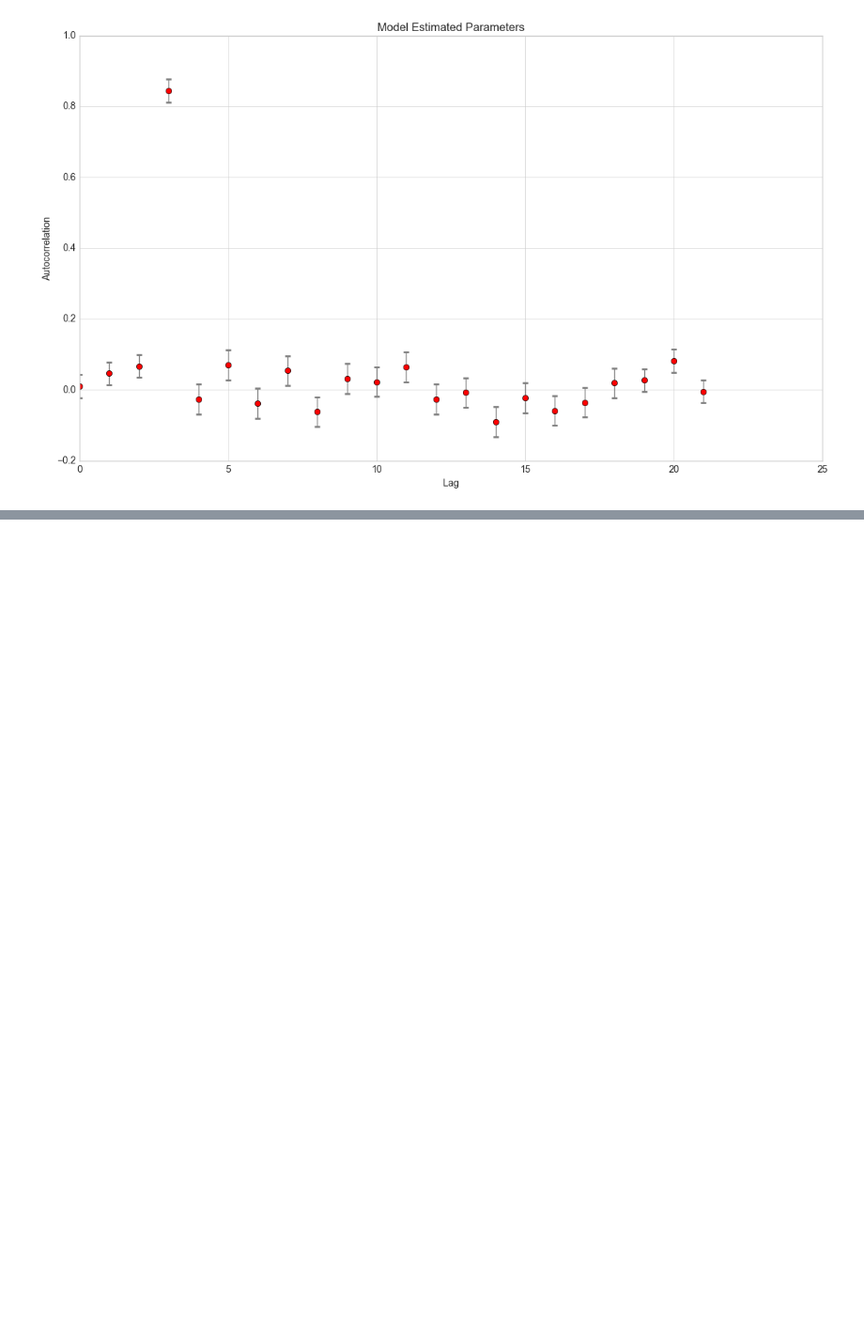
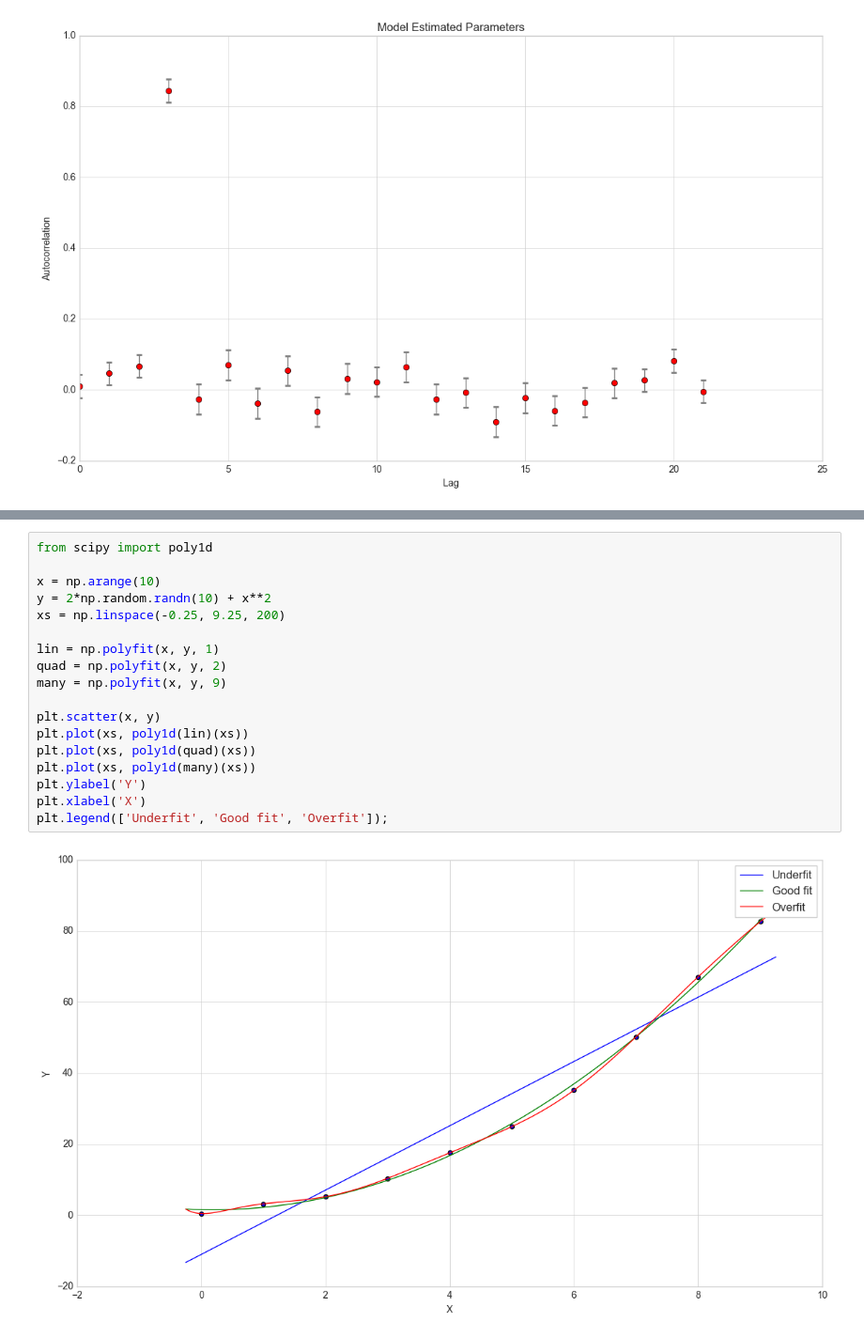
Before and after one commit to li-jeffrey/AlgoTrading-StatsModelling, a Jupyter notebook: Statistical analysis II.ipynb, the cells around one changed output, grey strips where cells are left out. Shown at 94% size. Cells and saved outputs as stored; diff of their text form; blank space fills up the shorter version.

```diff
--- a/Statistical analysis II.ipynb
+++ b/Statistical analysis II.ipynb
@@ -240,0 +457,20 @@ Standard Error
+# %%
+from scipy import poly1d
+
+x = np.arange(10)
+y = 2*np.random.randn(10) + x**2
+xs = np.linspace(-0.25, 9.25, 200)
+
+lin = np.polyfit(x, y, 1)
+quad = np.polyfit(x, y, 2)
+many = np.polyfit(x, y, 9)
+
+plt.scatter(x, y)
+plt.plot(xs, poly1d(lin)(xs))
+plt.plot(xs, poly1d(quad)(xs))
+plt.plot(xs, poly1d(many)(xs))
+plt.ylabel('Y')
+plt.xlabel('X')
+plt.legend(['Underfit', 'Good fit', 'Overfit']);
+# %% [output]
+[figure, added]
```
Also changed, not shown: parts of 46 cells of this notebook, 4 other files.
